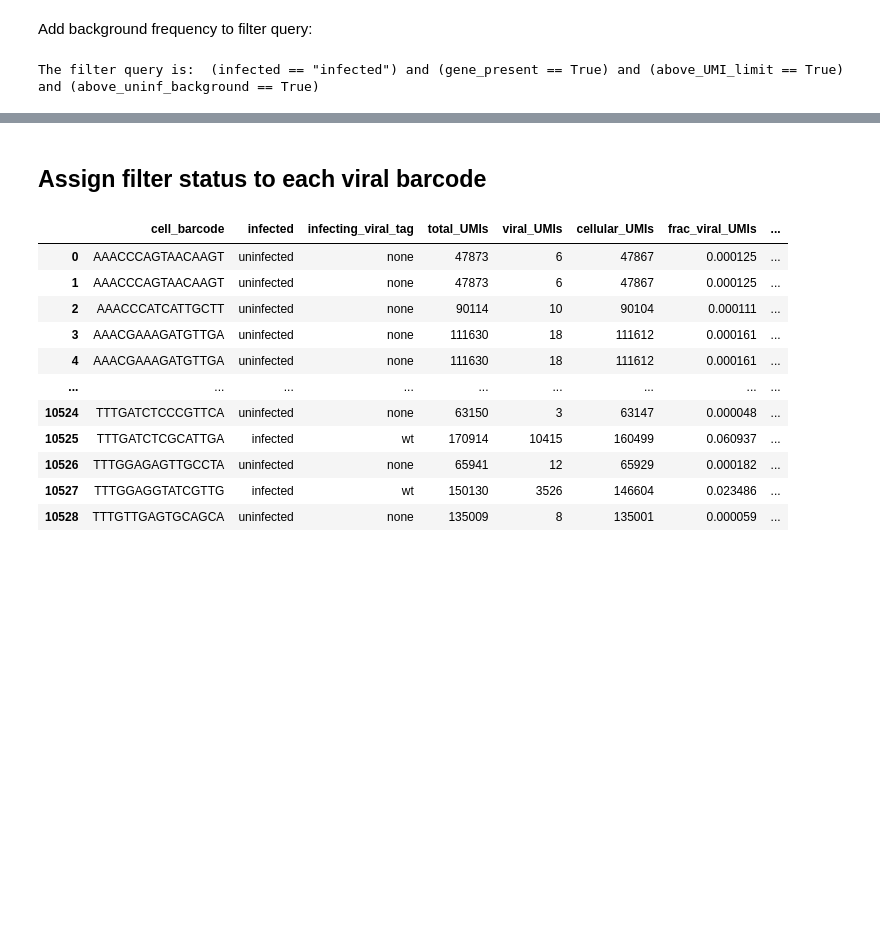
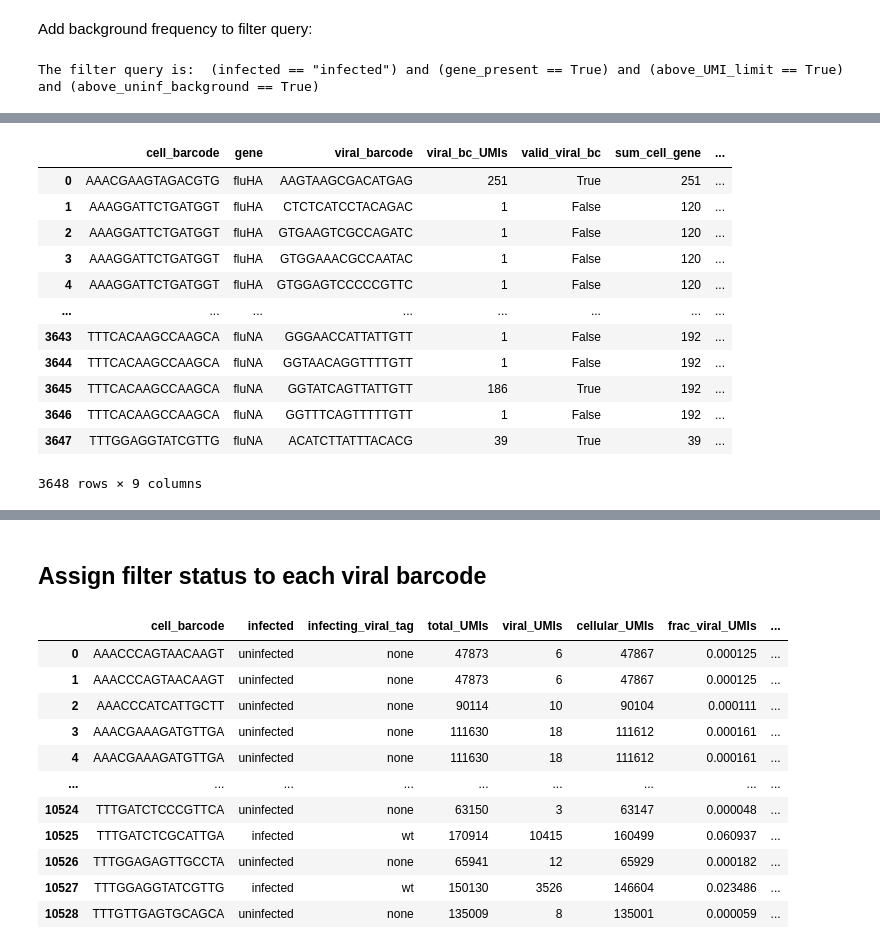
Before and after one commit to jbloomlab/barcoded_flu_pdmH1N1, a Jupyter notebook: valid_viral_barcodes_by_cell.py.ipynb, the cells around one changed output, grey strips where cells are left out. Cells and saved outputs as stored; diff of their text form; code cells hidden in the pictures; blank space fills up the shorter version.

```diff
--- a/valid_viral_barcodes_by_cell.py.ipynb
+++ b/valid_viral_barcodes_by_cell.py.ipynb
@@ -456,0 +463,60 @@ The filter query is:  (infected == "infected") and (gene_present == True) and (a
+# %%
+within_cell_proportion_df = (
+    viral_bc_frac
+    .query('infected == "infected" and '
+           'viral_bc_UMIs > 0')
+    [['cell_barcode',
+      'gene',
+      'viral_barcode',
+      'viral_bc_UMIs',
+      'valid_viral_bc']]
+    .copy()
+    .drop_duplicates())
+within_cell_proportion_df['sum_cell_gene'] = (
+    within_cell_proportion_df
+    .groupby(['cell_barcode','gene'])
+    ['viral_bc_UMIs']
+    .transform('sum'))
+within_cell_proportion_df['proportion_viral_bcs_cell_gene'] = (
+    within_cell_proportion_df['viral_bc_UMIs'] /
+    within_cell_proportion_df['sum_cell_gene'])
+within_cell_proportion_df['viral_bc_rank'] = (
+    within_cell_proportion_df
+    .groupby(['cell_barcode','gene'])
+    ['proportion_viral_bcs_cell_gene']
+    .rank(ascending=False, method='first'))
+
+cell_bc_ranks = (within_cell_proportion_df
+                 .query('viral_bc_rank == 1')
+                 .groupby(['gene','cell_barcode'])
+                 ['proportion_viral_bcs_cell_gene']
+                 .max()
+                 .reset_index())
+cell_bc_ranks['cell_rank'] = (cell_bc_ranks
+                              .groupby('gene')
+                              ['proportion_viral_bcs_cell_gene']
+                              .rank(ascending=False, method='first'))
+
+within_cell_proportion_df = pd.merge(
+    left=within_cell_proportion_df,
+    right=cell_bc_ranks[['gene','cell_barcode','cell_rank']],
+    how='left',
+    validate='many_to_one'
+)
+
+
+display(within_cell_proportion_df)
+# %% [output]
+|  | cell_barcode | gene | viral_barcode | viral_bc_UMIs | valid_viral_bc | sum_cell_gene | ... |
+| 0 | AAACGAAGTAGACGTG | fluHA | AAGTAAGCGACATGAG | 251 | True | 251 | ... |
+| 1 | AAAGGATTCTGATGGT | fluHA | CTCTCATCCTACAGAC | 1 | False | 120 | ... |
+| 2 | AAAGGATTCTGATGGT | fluHA | GTGAAGTCGCCAGATC | 1 | False | 120 | ... |
+| 3 | AAAGGATTCTGATGGT | fluHA | GTGGAAACGCCAATAC | 1 | False | 120 | ... |
+| 4 | AAAGGATTCTGATGGT | fluHA | GTGGAGTCCCCCGTTC | 1 | False | 120 | ... |
+| ... | ... | ... | ... | ... | ... | ... | ... |
+| 3643 | TTTCACAAGCCAAGCA | fluNA | GGGAACCATTATTGTT | 1 | False | 192 | ... |
+| 3644 | TTTCACAAGCCAAGCA | fluNA | GGTAACAGGTTTTGTT | 1 | False | 192 | ... |
+| 3645 | TTTCACAAGCCAAGCA | fluNA | GGTATCAGTTATTGTT | 186 | True | 192 | ... |
+| 3646 | TTTCACAAGCCAAGCA | fluNA | GGTTTCAGTTTTTGTT | 1 | False | 192 | ... |
+| 3647 | TTTGGAGGTATCGTTG | fluNA | ACATCTTATTTACACG | 39 | True | 39 | ... |
+3648 rows × 9 columns
```
Also changed, not shown: parts of 13 cells of this notebook.
